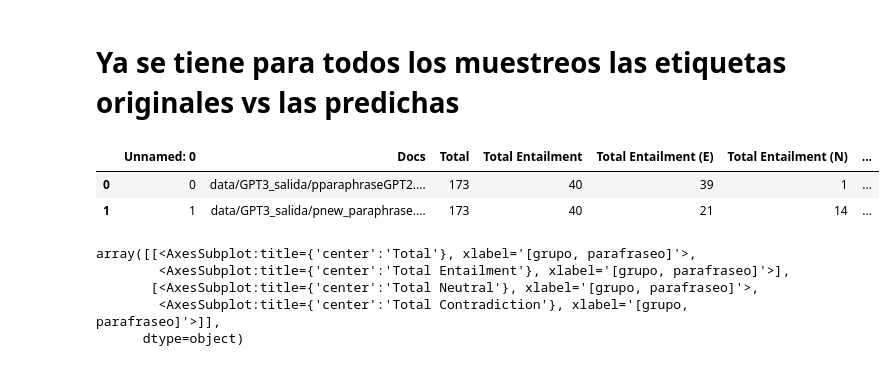
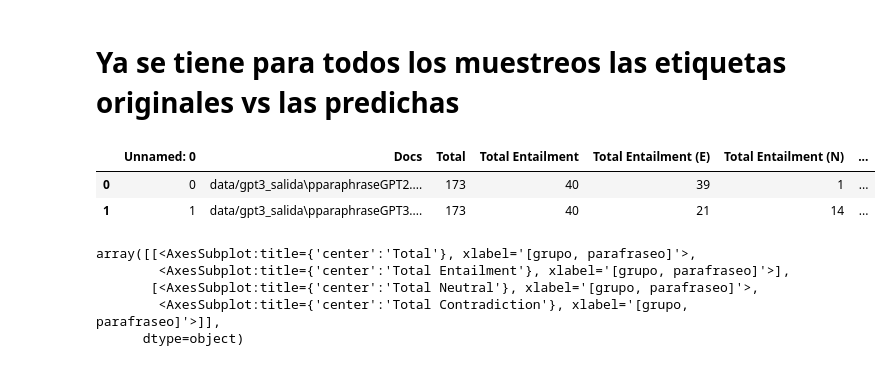
Before and after one commit to david-T-M/RTE_Parik, a Jupyter notebook: estadistica_GPT2_GPT3.ipynb, the cells around one changed output. Cells and saved outputs as stored; diff of their text form; code cells hidden in the pictures.

```diff
--- a/estadistica_GPT2_GPT3.ipynb
+++ b/estadistica_GPT2_GPT3.ipynb
@@ -152,10 +178,10 @@ new_data.to_csv("data/GPT3_salida/predictions/Fresultados.csv")
 # %%
-new_data = pd.read_csv("data/GPT3_salida/predictions/Fresultados.csv")
+new_data = pd.read_csv("data/gpt3_salida/predictions/Fresultados.csv")
 new_data
 # %% [output]
 |  | Unnamed: 0 | Docs | Total | Total Entailment | Total Entailment (E) | Total Entailment (N) | ... |
-| 0 | 0 | data/GPT3_salida/pparaphraseGPT2.... | 173 | 40 | 39 | 1 | ... |
-| 1 | 1 | data/GPT3_salida/pnew_paraphrase.... | 173 | 40 | 21 | 14 | ... |
+| 0 | 0 | data/gpt3_salida\pparaphraseGPT2.... | 173 | 40 | 39 | 1 | ... |
+| 1 | 1 | data/gpt3_salida\pparaphraseGPT3.... | 173 | 40 | 21 | 14 | ... |
 # %%
 new_data.boxplot(column=['Total', 'Total Entailment','Total Neutral','Total Contradiction'],by=['grupo', 'parafraseo'],fontsize=13,figsize=(20,10),rot=90)
 #new_data.boxplot()
```
Also changed, not shown: parts of 15 cells of this notebook, 5 other files.
